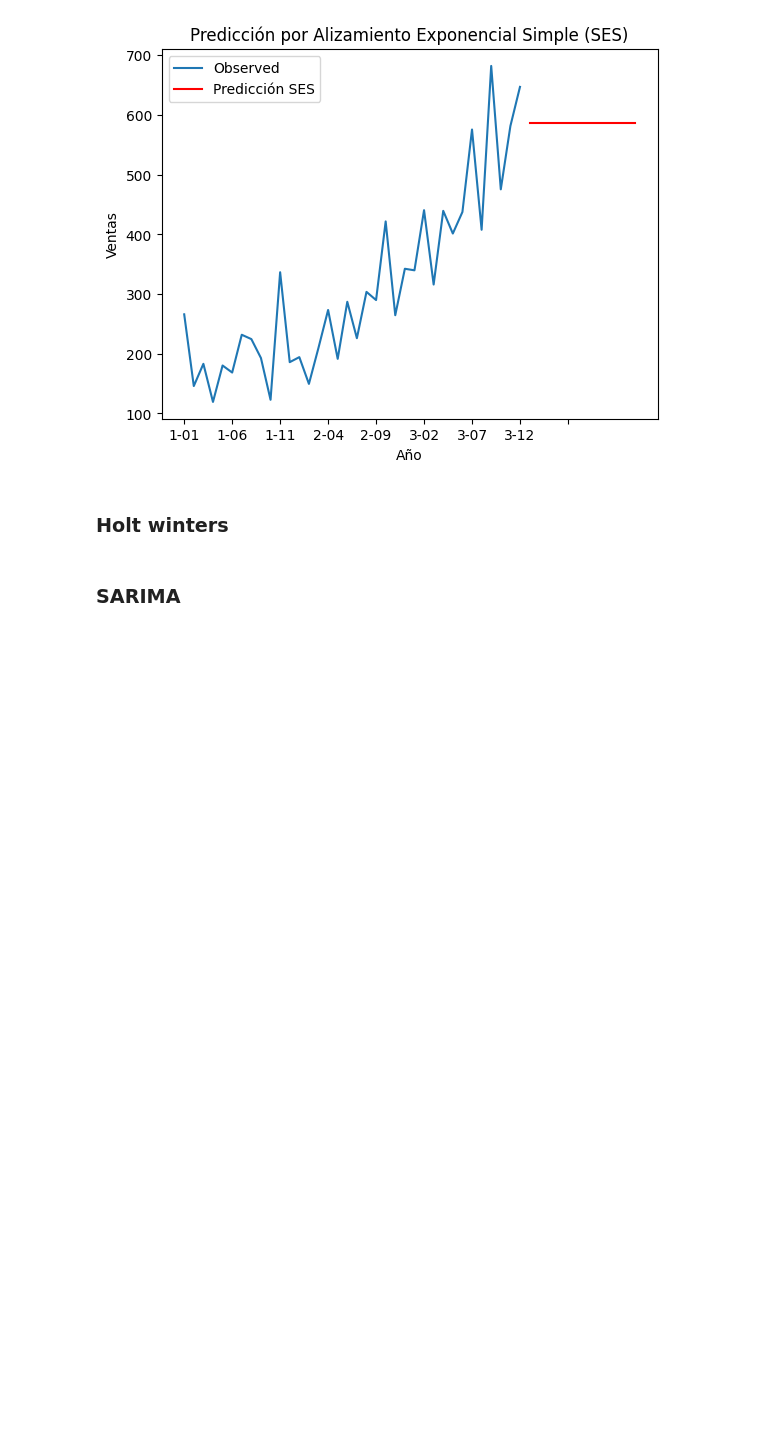
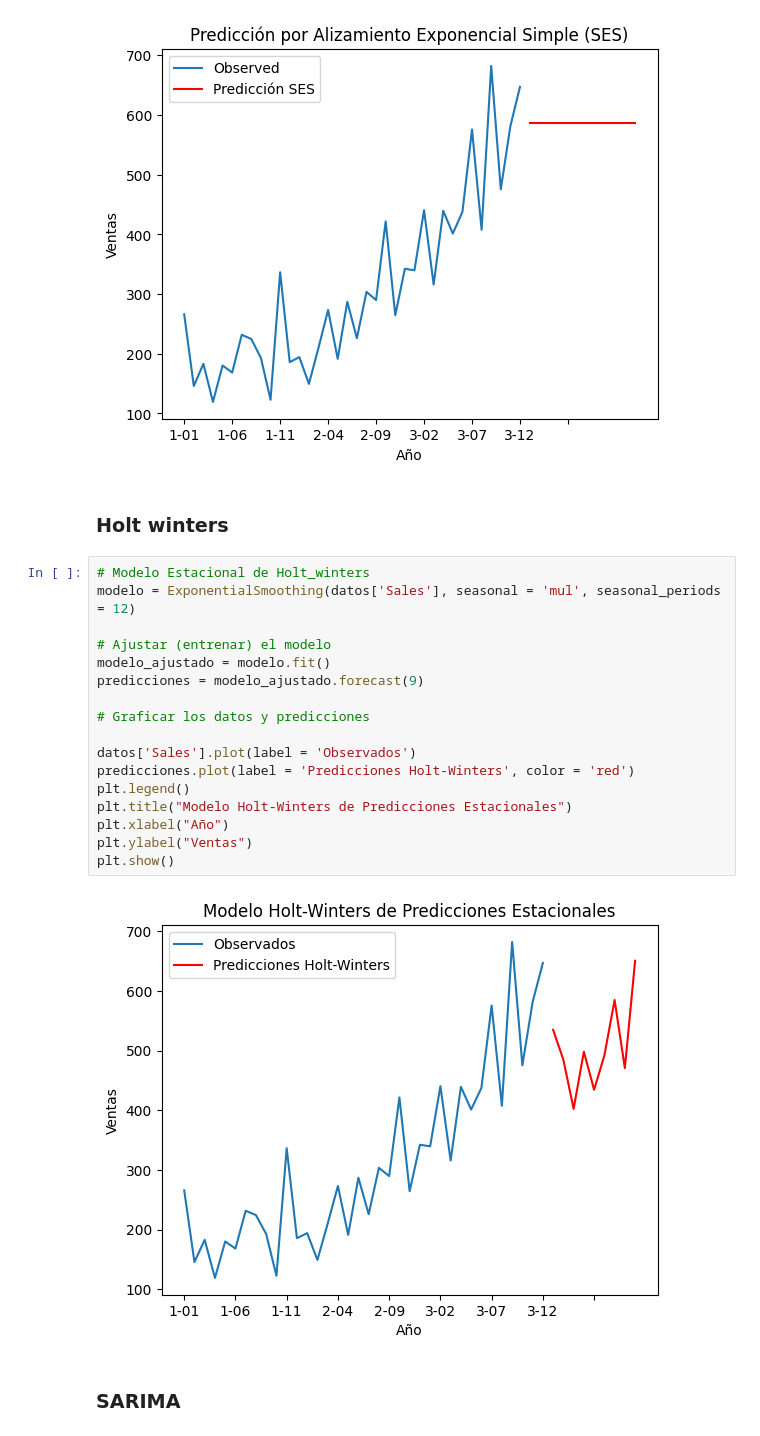
Before and after one commit to Its-Japo/DataScience, a Jupyter notebook: Lab1/main.ipynb, the cells around one changed output. Cells and saved outputs as stored; diff of their text form; blank space fills up the shorter version.

Commit message:
Implementación del holt winters

```diff
--- a/Lab1/main.ipynb
+++ b/Lab1/main.ipynb
@@ -76,6 +77,25 @@ plt.show()
 [figure]
 # %% [markdown]
 ### Holt winters
+# %%
+# Modelo Estacional de Holt_winters
+modelo = ExponentialSmoothing(datos['Sales'], seasonal = 'mul', seasonal_periods = 12)
+
+# Ajustar (entrenar) el modelo
+modelo_ajustado = modelo.fit()
+predicciones = modelo_ajustado.forecast(9)
+
+# Graficar los datos y predicciones
+
+datos['Sales'].plot(label = 'Observados')
+predicciones.plot(label = 'Predicciones Holt-Winters', color = 'red')
+plt.legend()
+plt.title("Modelo Holt-Winters de Predicciones Estacionales")
+plt.xlabel("Año")
+plt.ylabel("Ventas")
+plt.show()
+# %% [output]
+[figure, added]
 # %% [markdown]
 ### SARIMA
 # %% [markdown]
```
Also changed, not shown: parts of 5 cells of this notebook.
